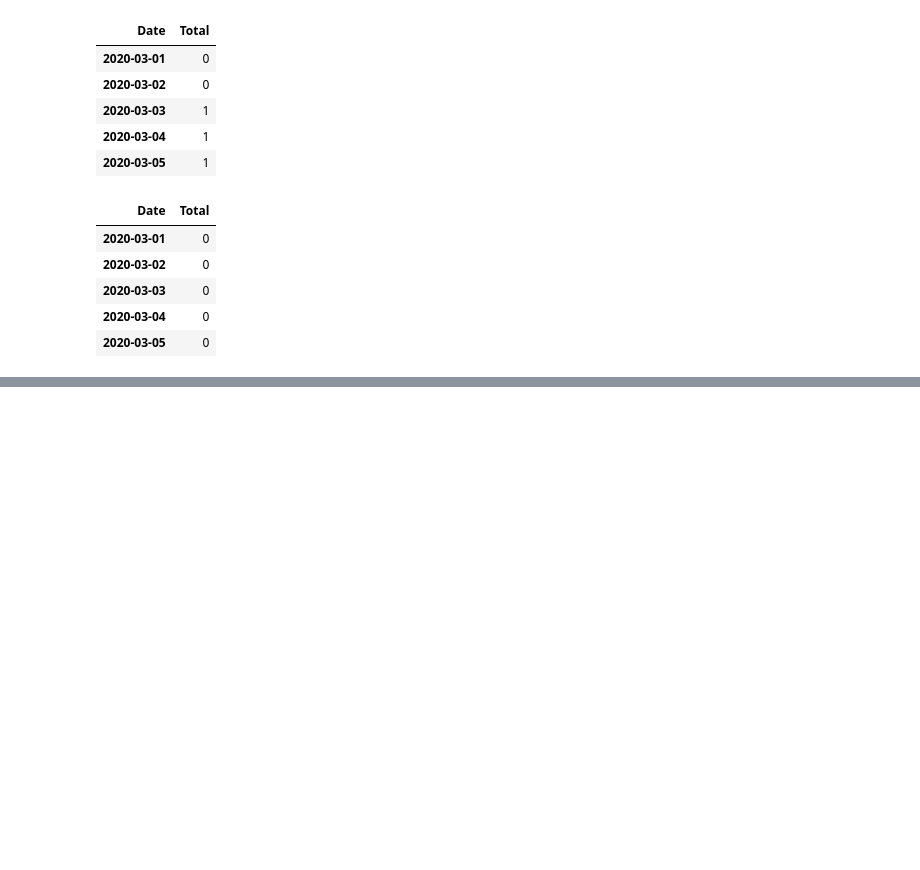
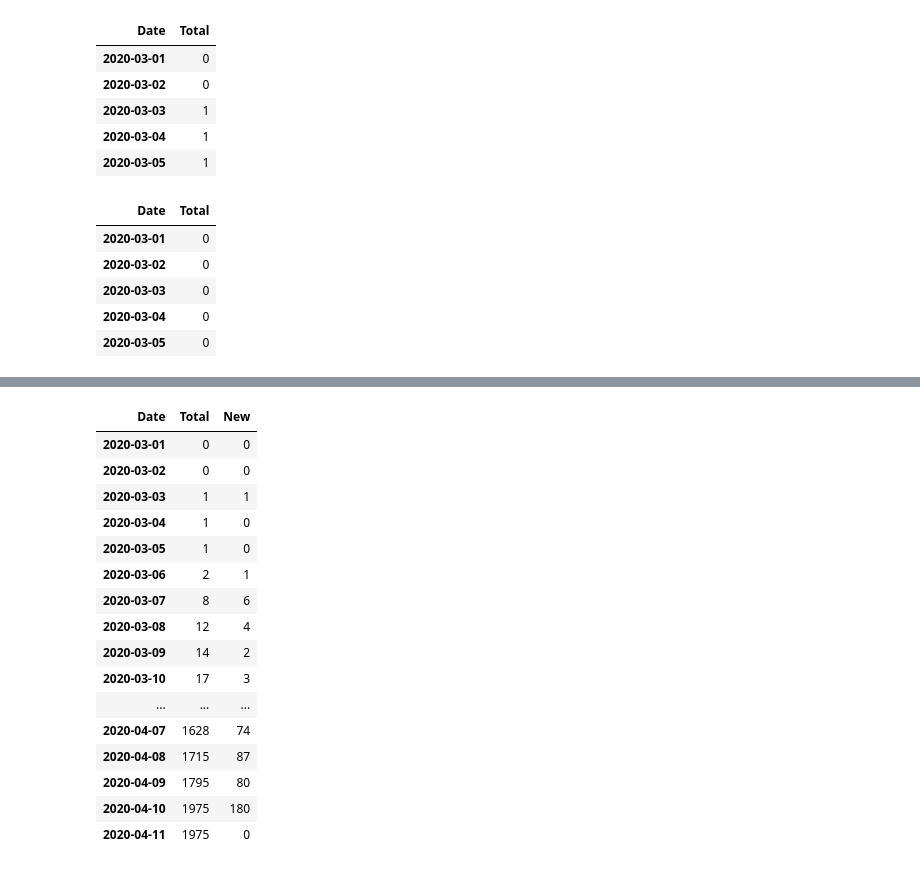
Before and after one commit to lprone/coronavirus, a Jupyter notebook: coronavirus-argentina.ipynb, the cells around one changed output, grey strips where cells are left out. Cells and saved outputs as stored; diff of their text form; code cells hidden in the pictures; blank space fills up the shorter version.

```diff
--- a/coronavirus-argentina.ipynb
+++ b/coronavirus-argentina.ipynb
@@ -147,0 +165,20 @@ data_argentina.NewDeathCases.plot(figsize=(17, 5), legend=True)
+# %%
+data_argentina_confirmed
+# %% [output]
+| Date | Total | New |
+| 2020-03-01 | 0 | 0 |
+| 2020-03-02 | 0 | 0 |
+| 2020-03-03 | 1 | 1 |
+| 2020-03-04 | 1 | 0 |
+| 2020-03-05 | 1 | 0 |
+| 2020-03-06 | 2 | 1 |
+| 2020-03-07 | 8 | 6 |
+| 2020-03-08 | 12 | 4 |
+| 2020-03-09 | 14 | 2 |
+| 2020-03-10 | 17 | 3 |
+| ... | ... | ... |
+| 2020-04-07 | 1628 | 74 |
+| 2020-04-08 | 1715 | 87 |
+| 2020-04-09 | 1795 | 80 |
+| 2020-04-10 | 1975 | 180 |
+| 2020-04-11 | 1975 | 0 |
```
Also changed, not shown: parts of 25 cells of this notebook, 8 other files.
